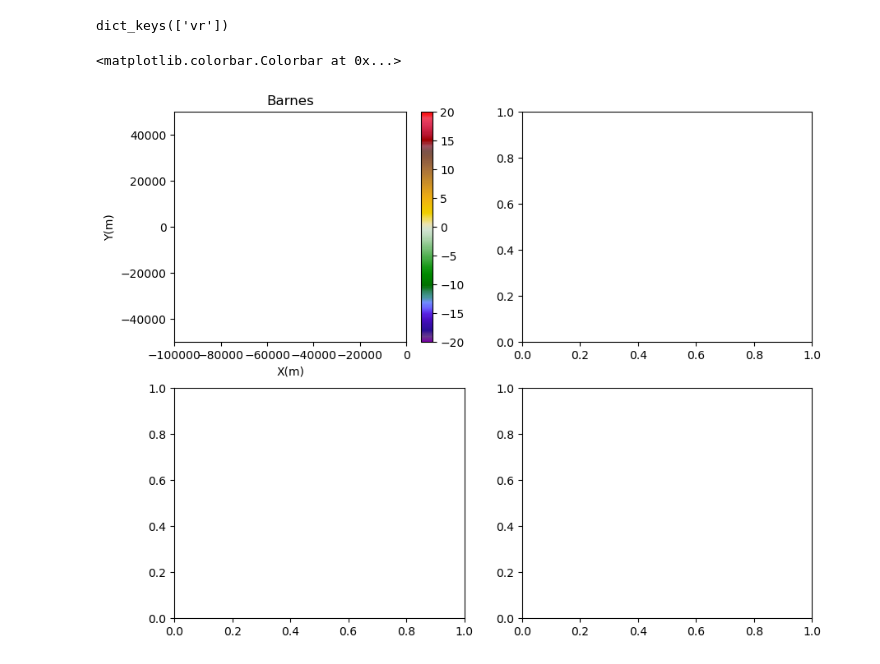
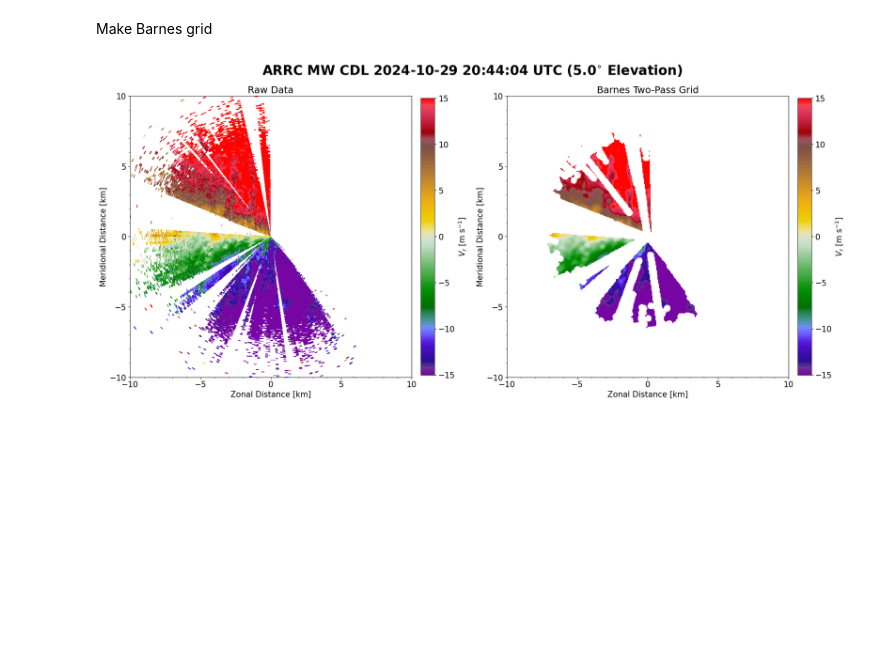
Before and after one commit to robbyfrost/TurbTor_Lidar, a Jupyter notebook: barnes_filter.ipynb, the cells around one changed output. Drawn from its saved outputs; the diff is of its cells as text; code cells hidden in the pictures; blank space fills up the shorter version.

Commit message:
Barnes Filter added

```diff
--- a/barnes_filter.ipynb
+++ b/barnes_filter.ipynb
@@ -14,6 +16,6 @@ import io
 # %%
 # lidar file to read in
-des_file = "20241103044618_CAPPI_1242.nc.zst"
+des_file = "20241029204404_CAPPI_116.nc.zst"
 # date/time info of lidar scans
 des_year = des_file[:4]
 des_mon = des_file[4:6]
@@ -23,7 +25,7 @@ des_min = des_file[10:12]
 des_sec = des_file[12:14]
 # lidar system info
 des_sys = "ARRC" # ARRC, WG100-L0AD00003JP, or WG100-L0AD00004JP
-lidar_loc = "ARRC Mobile" # Hampton, VA or ARRC
+lidar_loc = "ARRC" # Hampton, VA or ARRC
 # directory = f"/data/arrcwx/robbyfrost/lidar_obs/{des_sys}/{des_year}/{des_mon}/{des_day}/"
 directory = f"/data/arrcwx/MetroWeather/{des_sys}/{des_year}/{des_mon}/{des_year}{des_mon}{des_day}/"
 # directory for saving figues
@@ -55,3 +57,10 @@ ds = ds.where(ds.elevation == des_elev, drop=True)
 good_snr = 10 * np.log10(ds.snr-1)
 ds['dpl'] = ds.dpl.where(good_snr > snr_cut)
 # ds['snr'] = ds.snr.where(good_snr > snr_cut)
+
+# plotting set up
+plt.rcParams['axes.labelweight'] = 'normal'
+plt.rcParams['text.latex.preamble'] = r'\usepackage{bm}'
+rc('font', family='sans-serif')
+rc('font', weight='normal', size=15)
+rc('figure', facecolor='white')
@@ -68,6 +79,7 @@ vr = ds.dpl[:,0,start_point:].data * -1
 vr_smoothed = xr.DataArray(vr, dims=("az","r"), coords={'az': az, 'r': r}).rolling(az=3,r=3).mean().values
 # calculate vertical vorticity
 vort_z = ( (vr[1:,:] - vr[:-1,:]) / (np.deg2rad(az[1:]) - np.deg2rad(az[:-1]))[:,np.newaxis] ) * (1 / r)
+vort_z_resized = np.pad(vort_z, pad_width=((0, 1), (0, 0)), mode='constant', constant_values=np.nan)
 vort_z_smoothed = ( (vr_smoothed[1:,:] - vr_smoothed[:-1,:]) / (np.deg2rad(az[1:]) - np.deg2rad(az[:-1]))[:,np.newaxis] ) * (1 / r)
 # other observations
 pwr = ds.pwr[:,0,start_point:].data * 100
@@ -106,4 +104,0 @@ radar.add_field('vr', vr_field)
-# %%
-radar.fields.keys()
-# %% [output]
-dict_keys(['vr'])
@@ -127,16 +105,2 @@ grid_barnes = pyart.map.grid_from_radars(
-# %%
-[X,Y]=np.meshgrid(grid_barnes.x["data"],grid_barnes.y["data"])
-Zb=grid_barnes.fields['vr']['data']
-
-fig,ax=plt.subplots(2,2,figsize=(10,8))
-lev=5 #Level of analysis
-pcm=ax[0,0].pcolormesh(X,Y,np.squeeze(Zb[lev,:,:]),cmap='pyart_Carbone42',vmin=-20,vmax=20)
-ax[0,0].set_xlabel('X(m)')
-ax[0,0].set_ylabel('Y(m)')
-ax[0,0].set_title('Barnes')
-ax[0,0].set_xlim(-100000,0)
-ax[0,0].set_ylim(-50000,50000)
-plt.colorbar(pcm,ax=ax[0,0])
-# %% [output]
-<matplotlib.colorbar.Colorbar at 0x...>
-[figure, removed]
+# %% [markdown]
+Make Barnes grid
@@ -142,0 +184,42 @@ plt.colorbar(pcm,ax=ax[0,0])
+# %%
+rmax = 10 # km
+
+fig, ax = plt.subplots(figsize=(20,10), ncols=2)
+
+vmin, vmax = -15, 15
+XX, YY = dis_angle_to_2Dxy(r,north0_to_arctheta(az))
+pcm1 = ax[0].pcolormesh(XX.T/1e3, YY.T/1e3, vr,
+                        vmin=vmin, vmax=vmax,
+                        cmap="pyart_Carbone42")
+ax[0].set_title("Raw Data")
+cbar1 = fig.colorbar(pcm1, ax=ax[0], aspect=20, pad=0.03, fraction=0.06, shrink=0.81)
+cbar1.set_label("$V_r$ [m s$^{-1}$]")
+cbar1.set_ticks(np.arange(vmin, vmax+0.0001, 5))
+
+vmin, vmax = -15, 15
+XX, YY = np.meshgrid(grid_barnes.x["data"], grid_barnes.y["data"])
+pcm2 = ax[1].pcolormesh(XX/1e3, YY/1e3, grid_barnes.fields['vr']['data'][0],
+                        vmin=vmin, vmax=vmax,
+                        cmap="pyart_Carbone42")
+ax[1].set_title("Barnes Two-Pass Grid")
+cbar2 = fig.colorbar(pcm2, ax=ax[1], aspect=20, pad=0.03, fraction=0.06, shrink=0.81)
+cbar2.set_label("$V_r$ [m s$^{-1}$]")
+cbar2.set_ticks(np.arange(vmin, vmax+0.001, 5))
+
+for iax in ax:
+    iax.set_aspect('equal')
+    iax.set_xlim(-rmax,rmax)
+    iax.xaxis.set_major_locator(MultipleLocator(5))
+    iax.xaxis.set_minor_locator(MultipleLocator(1))
+    iax.set_xlabel("Zonal Distance [km]")
+    iax.set_ylim(-rmax,rmax)
+    iax.yaxis.set_major_locator(MultipleLocator(5))
+    iax.yaxis.set_minor_locator(MultipleLocator(1))
+    iax.set_ylabel("Meridional Distance [km]")
+
+plt.suptitle(f"{lidar_loc} MW CDL {start_date} {start_time} UTC ({round(el[0],1)}$^{{\\circ}}$ Elevation)",
+             fontweight="bold", fontsize=25, y=0.925)
+
+fig.tight_layout()
+# %% [output]
+[figure, added]
```
Also changed, not shown: parts of 8 cells of this notebook.
